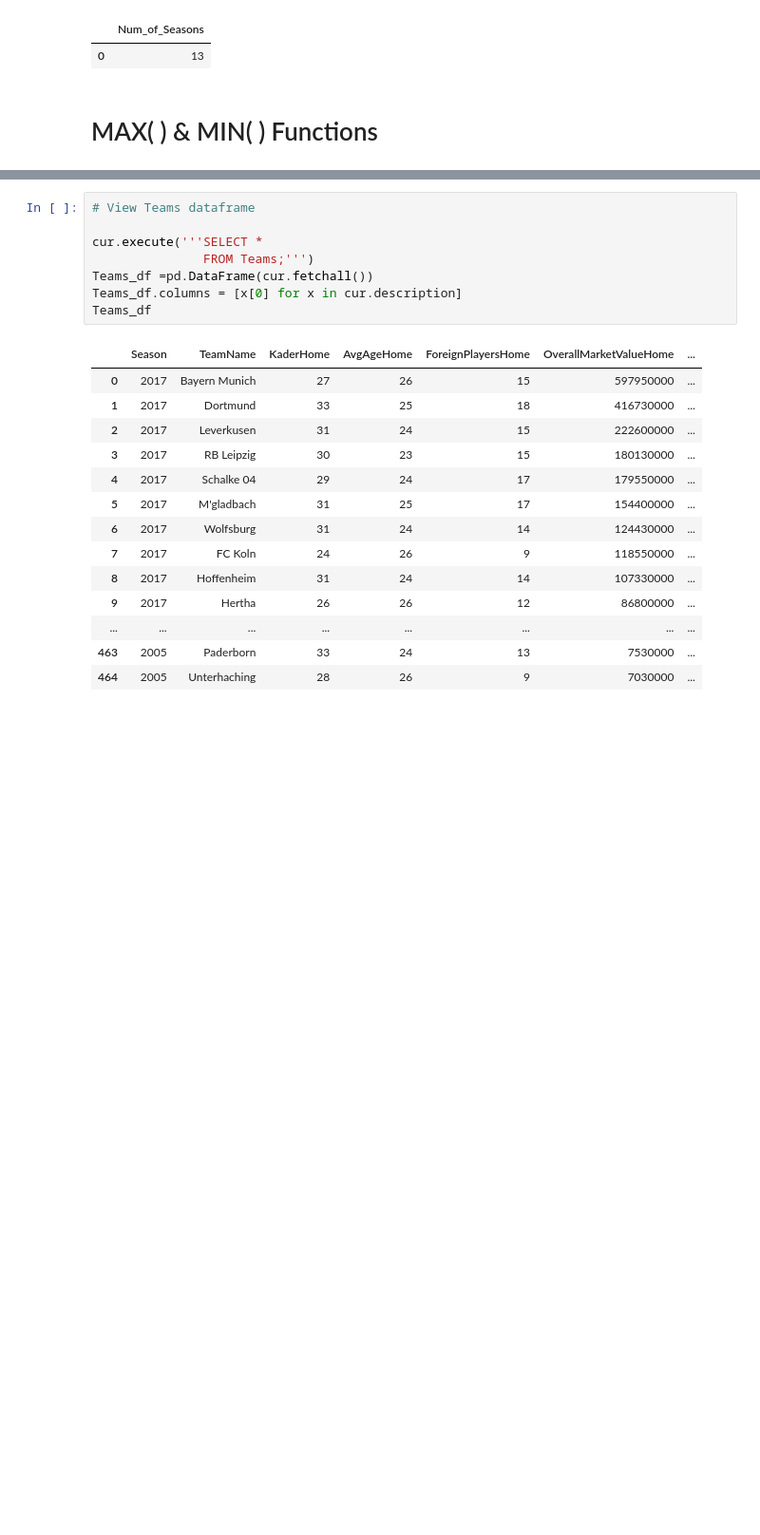
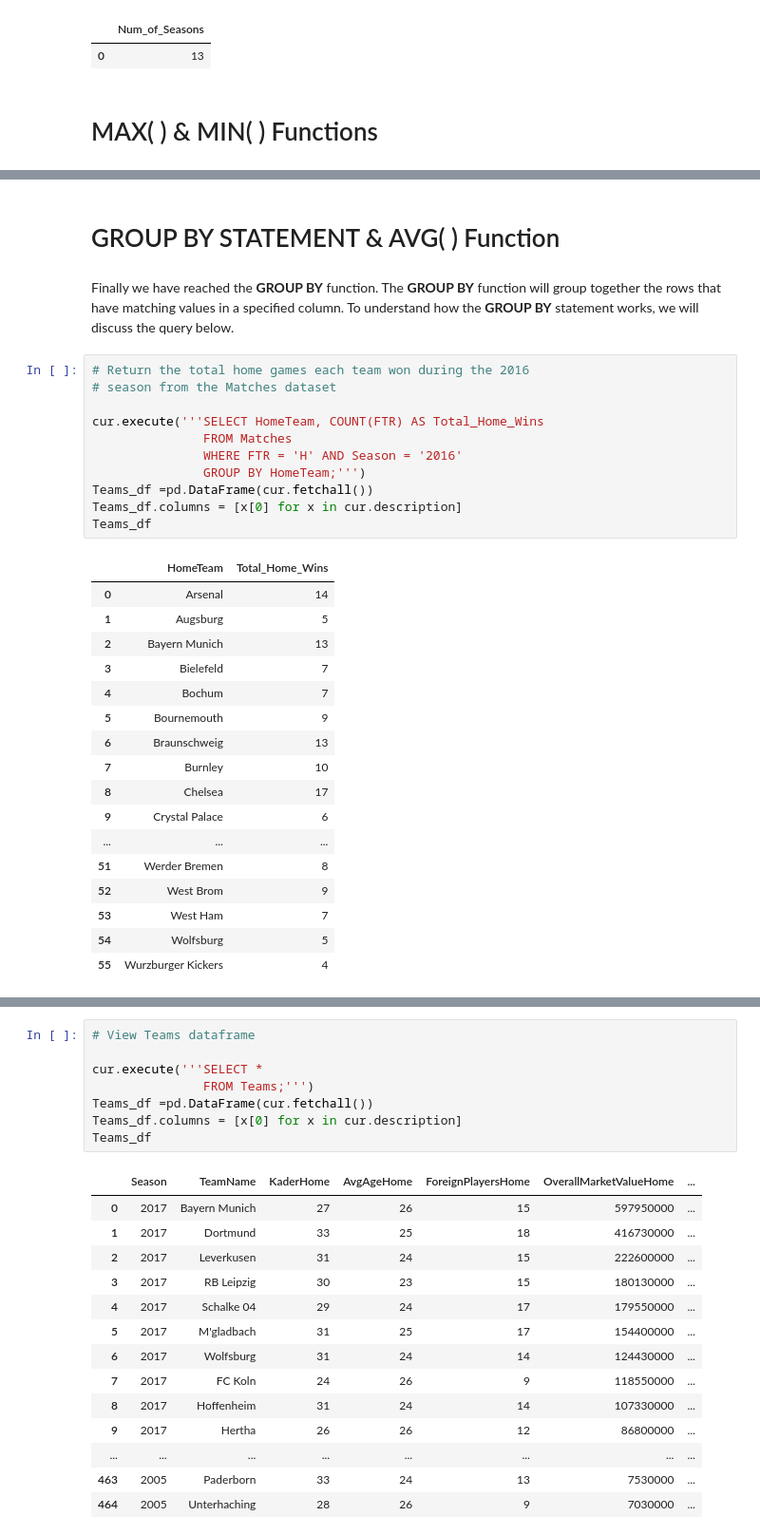
Before and after one commit to erikajane/Introduction_to_SQL_with_Python, a Jupyter notebook: Aggregating Data & the GROUP BY Function.ipynb, the cells around one changed output, grey strips where cells are left out. Shown: that part at 95% size. Cells and saved outputs as stored; diff of their text form; blank space fills up the shorter version.

```diff
--- a/Aggregating Data & the GROUP BY Function.ipynb
+++ b/Aggregating Data & the GROUP BY Function.ipynb
@@ -242,0 +363,33 @@ Teams_df
+# %% [markdown]
+# GROUP BY STATEMENT & AVG( ) Function
+# %% [markdown]
+Finally we have reached the __GROUP BY__ function. The __GROUP BY__ function will group together the rows that have matching values in a specified column. To understand how the __GROUP BY__ statement works, we will discuss the query below.
+# %%
+# Return the total home games each team won during the 2016
+# season from the Matches dataset
+
+cur.execute('''SELECT HomeTeam, COUNT(FTR) AS Total_Home_Wins
+               FROM Matches
+               WHERE FTR = 'H' AND Season = '2016'
+               GROUP BY HomeTeam;''')
+Teams_df =pd.DataFrame(cur.fetchall())
+Teams_df.columns = [x[0] for x in cur.description]
+Teams_df
+# %% [output]
+|  | HomeTeam | Total_Home_Wins |
+| 0 | Arsenal | 14 |
+| 1 | Augsburg | 5 |
+| 2 | Bayern Munich | 13 |
+| 3 | Bielefeld | 7 |
+| 4 | Bochum | 7 |
+| 5 | Bournemouth | 9 |
+| 6 | Braunschweig | 13 |
+| 7 | Burnley | 10 |
+| 8 | Chelsea | 17 |
+| 9 | Crystal Palace | 6 |
+| ... | ... | ... |
+| 51 | Werder Bremen | 8 |
+| 52 | West Brom | 9 |
+| 53 | West Ham | 7 |
+| 54 | Wolfsburg | 5 |
+| 55 | Wurzburger Kickers | 4 |
```
Also changed, not shown: parts of 40 cells of this notebook.
